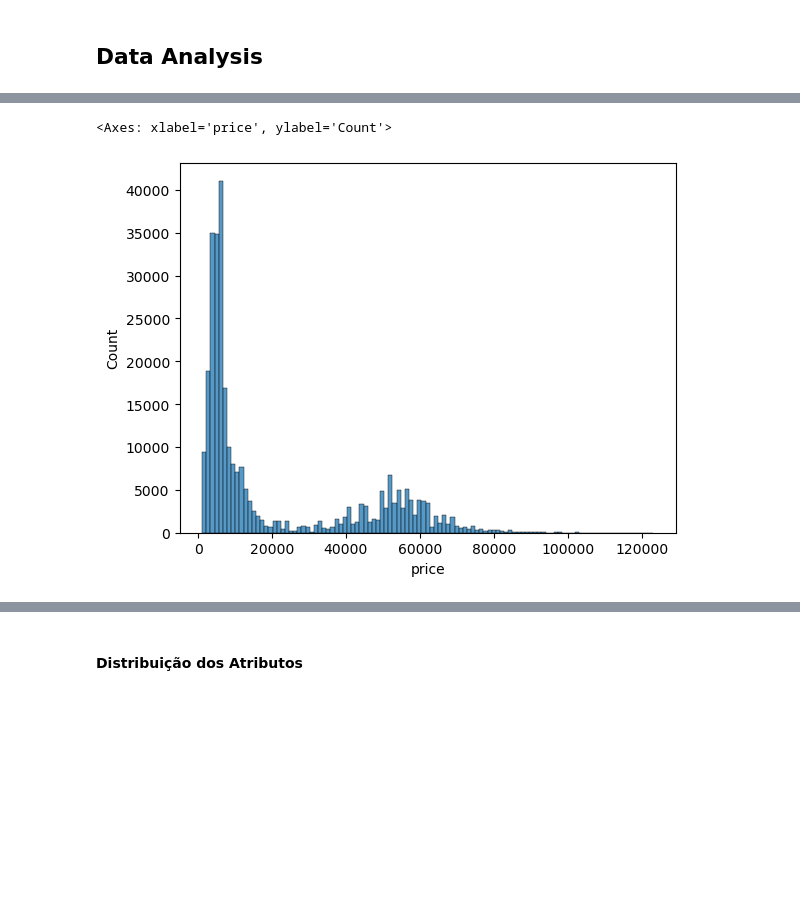
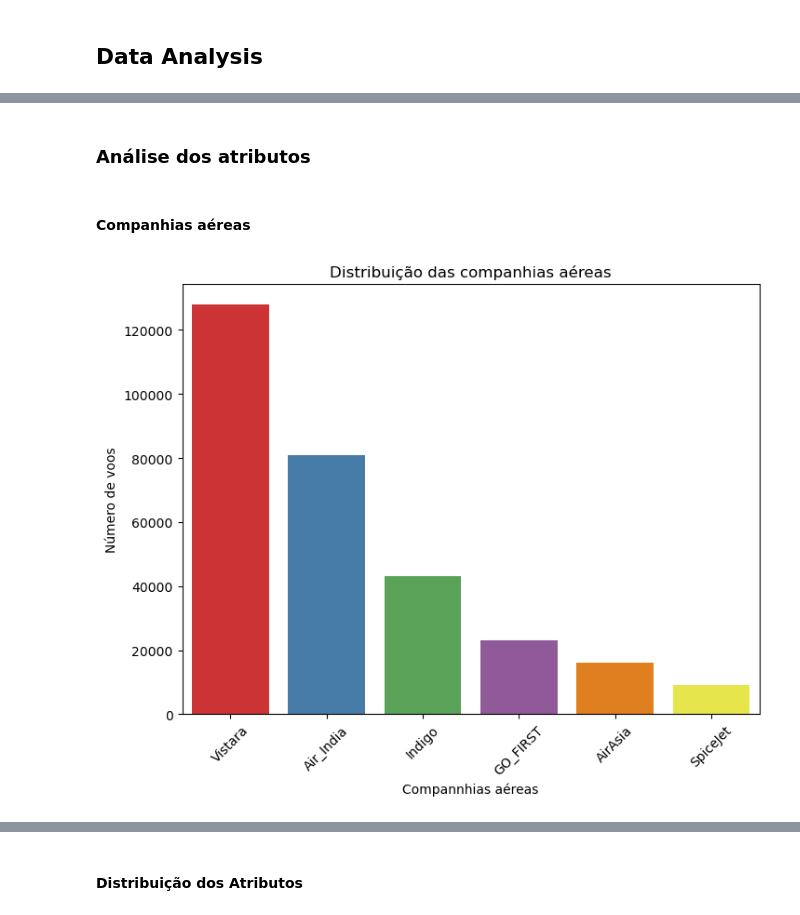
Before and after one commit to orlandopalmeira/Trabalho-DAA-2023-2024, a Jupyter notebook: Tarefa_1/tarefa_1_analise_2_dataset.ipynb, the cells around one changed output, grey strips where cells are left out. Drawn from its saved outputs; the diff is of its cells as text; code cells hidden in the pictures; blank space fills up the shorter version.

```diff
--- a/Tarefa_1/tarefa_1_analise_2_dataset.ipynb
+++ b/Tarefa_1/tarefa_1_analise_2_dataset.ipynb
@@ -235,5 +231,16 @@ sns.pairplot(dataf)
-# %%
-sns.histplot(dataf['price'])
-# %% [output]
-<Axes: xlabel='price', ylabel='Count'>
-[figure, removed]
+# %% [markdown]
+### Análise dos atributos
+# %% [markdown]
+#### Companhias aéreas
+# %%
+airline_counts = dataf['airline'].value_counts()
+
+plt.figure(figsize=(8, 6))
+sns.barplot(x=airline_counts.index, y=airline_counts.values, palette="Set1")
+plt.xlabel('Compannhias aéreas')
+plt.ylabel('Número de voos')
+plt.title('Distribuição das companhias aéreas')
+plt.xticks(rotation=45)
+plt.show()
+# %% [output]
+[figure, added]
```
Also changed, not shown: parts of 71 cells of this notebook.
